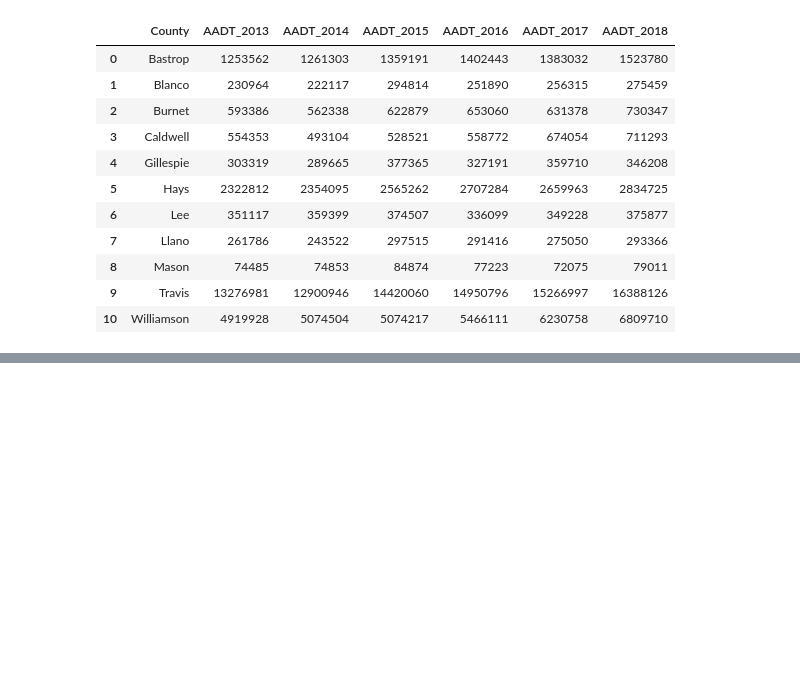
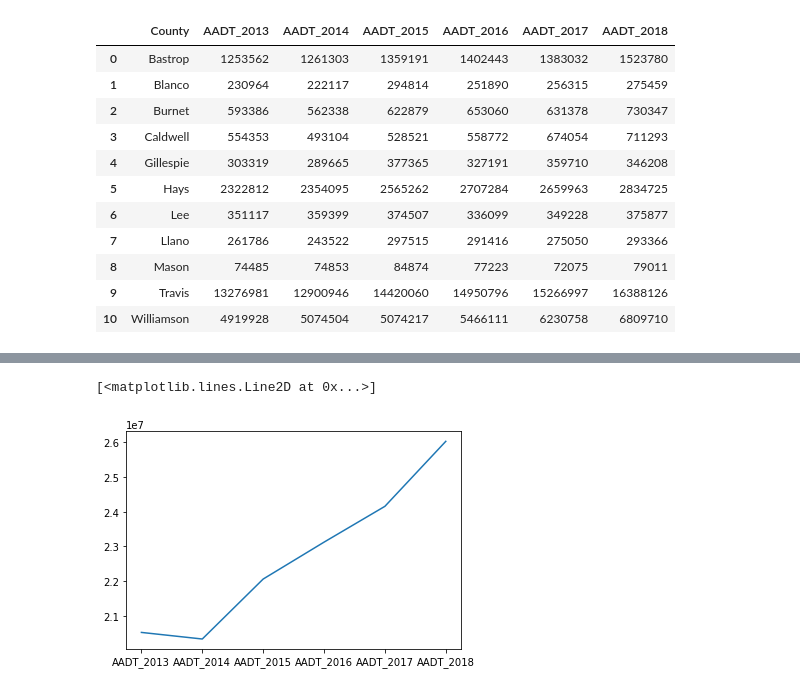
Before and after one commit to SaifeelMomin/Project1---Team_BigBend, a Jupyter notebook: Traffic.ipynb, the cells around one changed output, grey strips where cells are left out. Saved outputs shown, nothing was run; the diff lists cells and outputs as text; code cells hidden in the pictures; blank space fills up the shorter version.

```diff
--- a/Traffic.ipynb
+++ b/Traffic.ipynb
@@ -84,0 +105,5 @@ austin_df
+# %%
+plt.plot(austin_df.columns, austin_df.loc["Total"])
+# %% [output]
+[<matplotlib.lines.Line2D at 0x...>]
+[figure, added]
```
Also changed, not shown: parts of 4 cells of this notebook.
